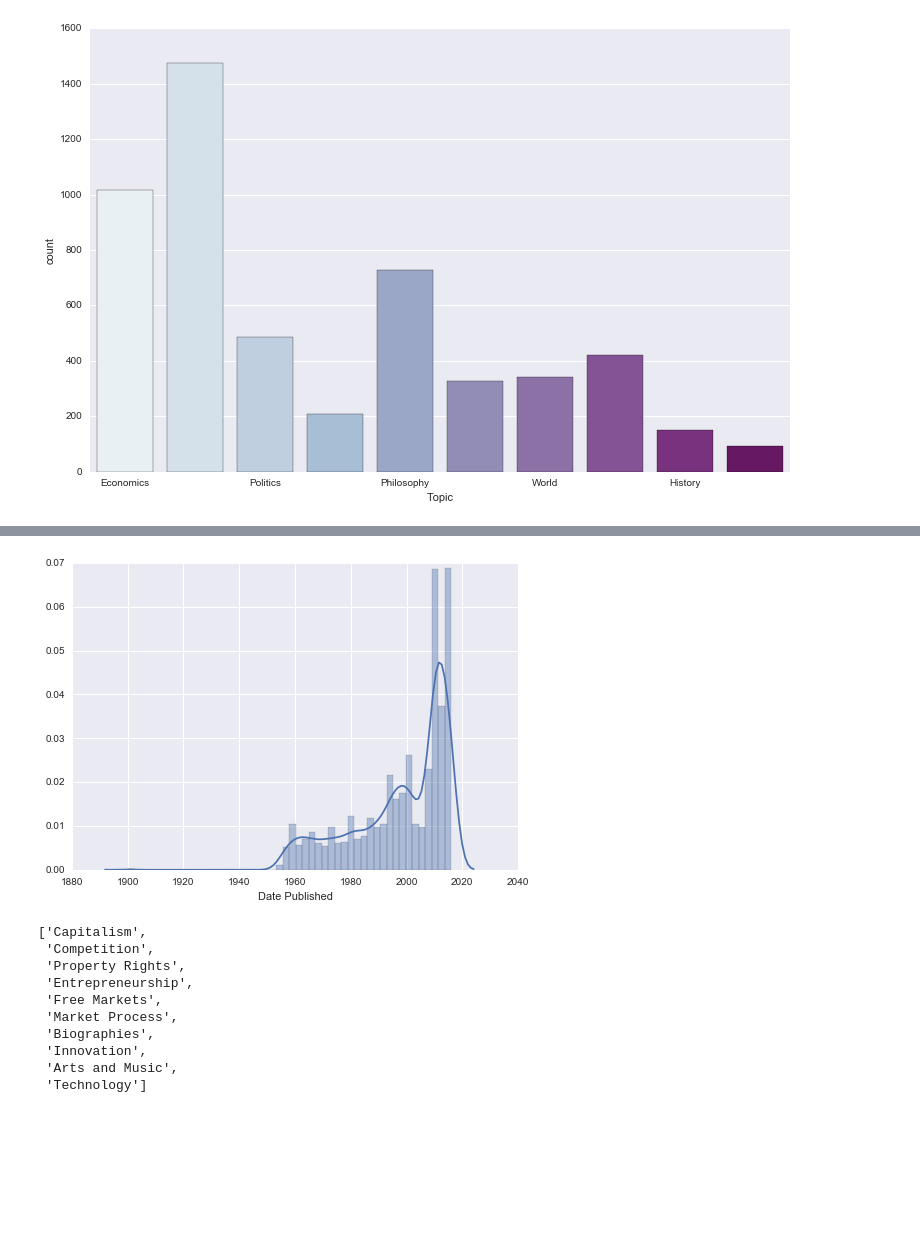
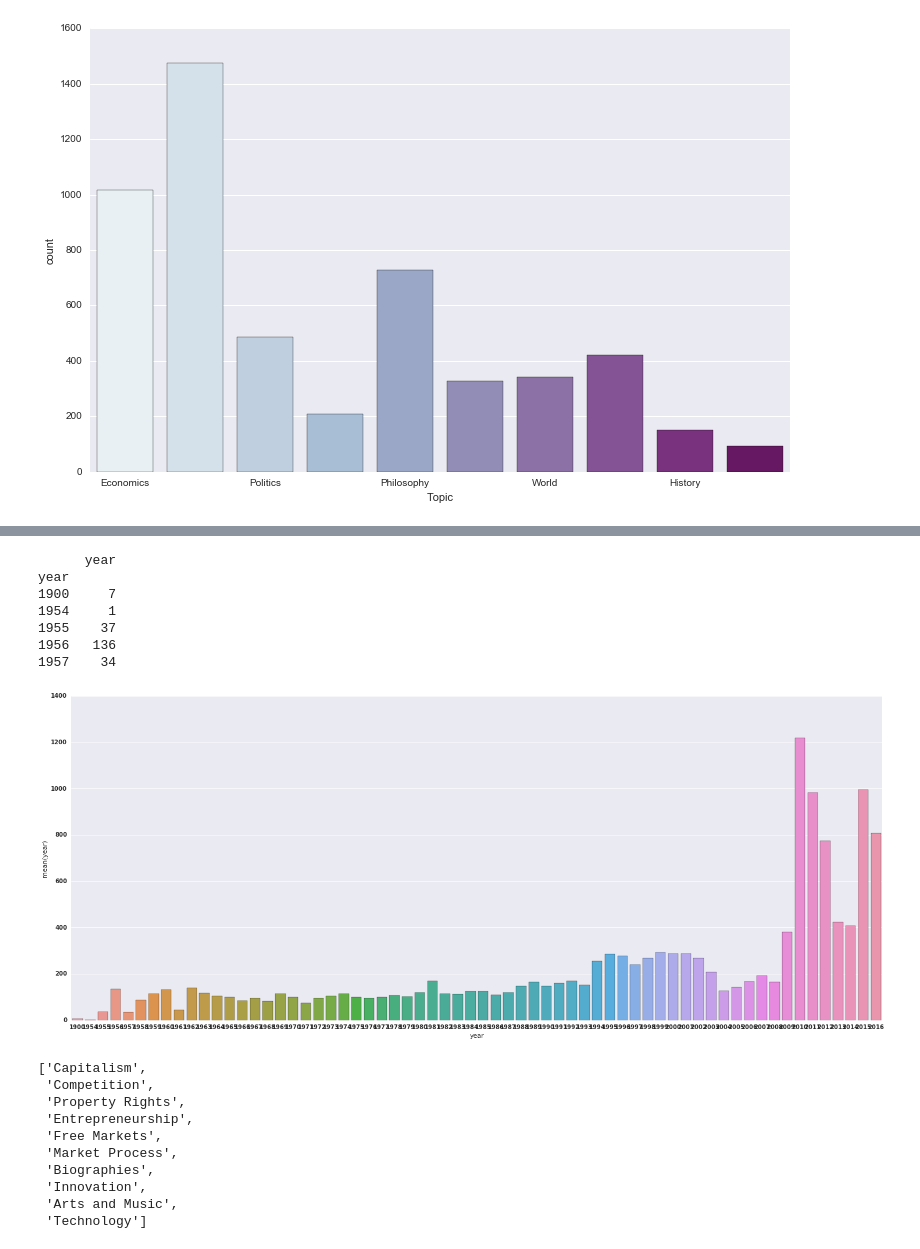
Before and after one commit to DavidVeksler/DS3-Projects, a Jupyter notebook: Final Project/Part 3 - Exploratory Analysis.ipynb, the cells around one changed output, grey strips where cells are left out. Drawn from its saved outputs; the diff is of its cells as text; code cells hidden in the pictures; blank space fills up the shorter version.

```diff
--- a/Final Project/Part 3 - Exploratory Analysis.ipynb
+++ b/Final Project/Part 3 - Exploratory Analysis.ipynb
@@ -25,6 +25,9 @@ g.set_xticklabels(step=2)
 <seaborn.axisgrid.FacetGrid at 0x...>
 [figure]
 # %%
+data.DatePublished = pd.to_datetime(data.DatePublished)
+data.Tags = data.Tags.map(lambda x: str(x))
+
 data['year'] = data.DatePublished.map(lambda x: x.year)
 data.Tags = data.Tags.map(lambda x: str(x))
 data.head(2)
@@ -33,11 +36,26 @@ data.head(2)
 | ArticleId |  |  |  |  |  |  |  |  |
 | 12897 | /articles/amc-s-halt-and-catch-fi... | AMC’s "Halt and Catch Fire" Is Ca... | Capitalism,Competition,Property R... | Economics | 2015-09-02 10:56:24 | "The show is a vibrant look at th... | "AMC's Halt and Catch Fire is a b... | 2015 |
 | 58871 | /articles/americas-aristocracy-of... | America's Aristocracy of Privileg... | Government,Government Intervention | Policy | 2015-03-25 00:00:00 | "The problem with politics is pow... | "Bush, Kennedy, Romney, Clinton, ... | 2015 |
-# %%
-g = sns.distplot(data.year,hist=True,axlabel="Date Published")
-# TOD: how do I show the total for each year?
-# %% [output]
-[figure, removed]
+# %%
+articles_by_year=data.groupby('year').year.count()
+articles_by_year_df = pd.DataFrame(articles_by_year)
+print(articles_by_year_df.head())
+plt.figure(figsize=(25,10))
+plt.rcParams.update({'font.size': 22})
+# #g = sns.distplot(data.year,hist=True,axlabel="Date Published",)
+plt.autoscale(True)
+# g = sns.factorplot(xdata=articles_by_year_df, kind="count",palette="BuPu", size=7, aspect=1.5, legend=True)
+# TOD: how do I show the total for each year?
+g = sns.barplot(x=articles_by_year_df.index,y=articles_by_year_df.year)
+# %% [output]
+      year
+year
+1900     7
+1954     1
+1955    37
+1956   136
+1957    34
+[figure, added]
 # %%
 import numpy as np
 data.TagArray = data.Tags.map(lambda x: x.split(','))
```
